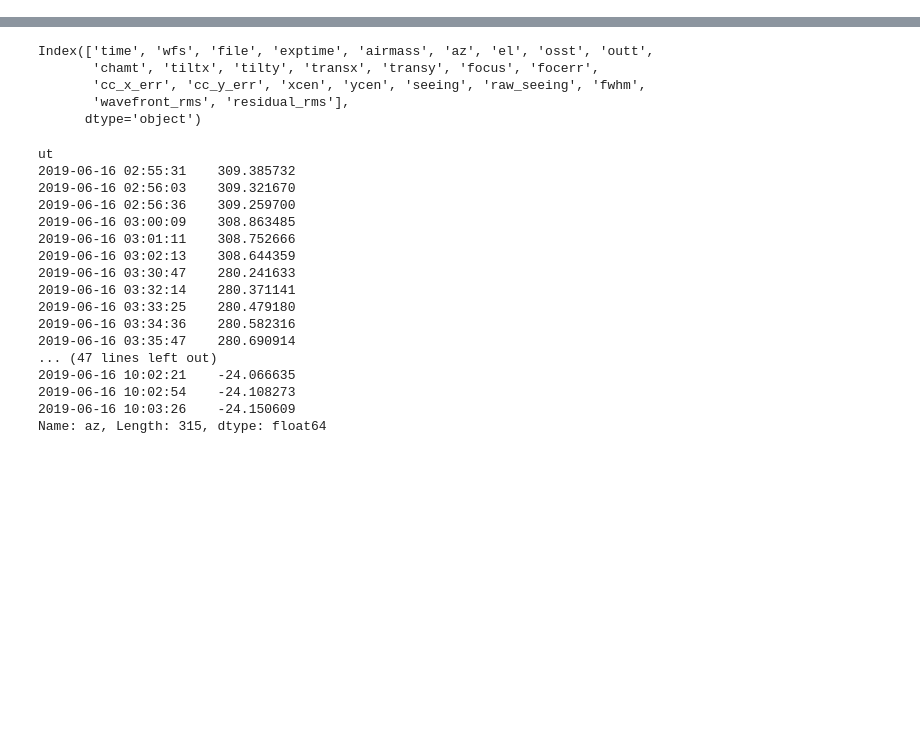
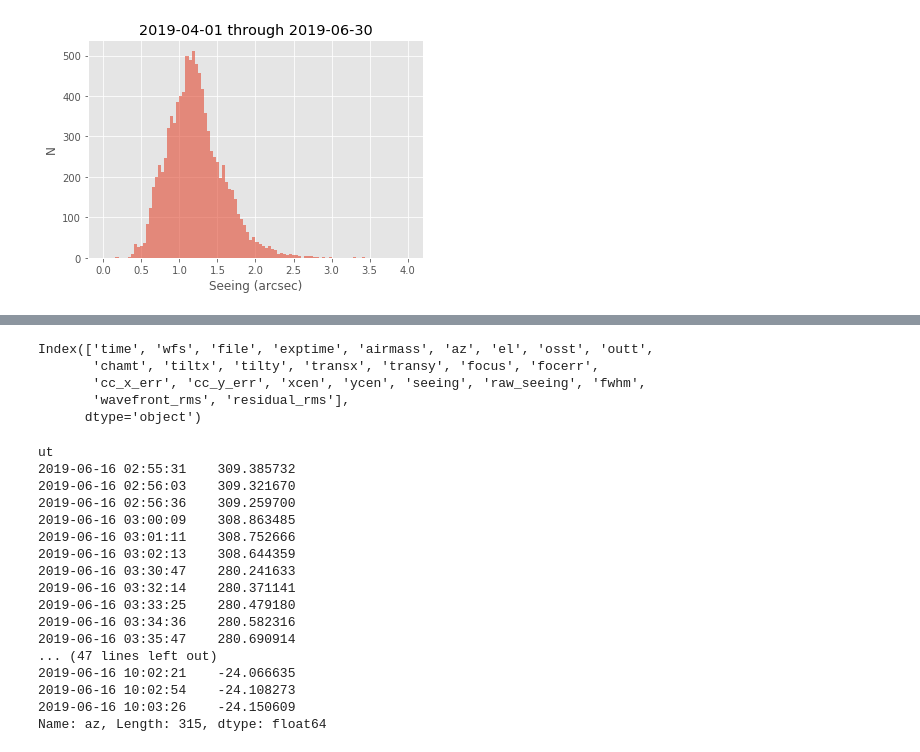
Before and after one commit to MMTObservatory/seeing_analysis, a Jupyter notebook: Seeing Summary - 2019_q2.ipynb, the cells around one changed output, grey strips where cells are left out. Drawn from its saved outputs; the diff is of its cells as text; code cells hidden in the pictures; blank space fills up the shorter version.

Commit message:
notebook and plots for 2019 q2

```diff
--- a/Seeing Summary - 2019_q2.ipynb
+++ b/Seeing Summary - 2019_q2.ipynb
@@ -87,7 +85,7 @@ fixed = fixed.set_index(pd.DatetimeIndex(fixed['time'], name='ut'))
 # %%
 # make raw histogram of the zenith-corrected seeing column
 fixed.hist(column='seeing', bins=100, range=(0.0, 4.0), alpha=0.6)
-plt.title("2019-01-01 through 2019-03-31")
+plt.title("2019-04-01 through 2019-06-30")
 plt.xlabel("Seeing (arcsec)")
 plt.ylabel("N")
 plt.show()
@@ -97,3 +93,4 @@ plt.show()
+[figure, added]
 # %%
 # fit a log-normal distribution to the seeing data
 sigma, loc, exp_mu = lognorm.fit(fixed['seeing'])
```
Also changed, not shown: parts of 13 cells of this notebook, 6 other files.
